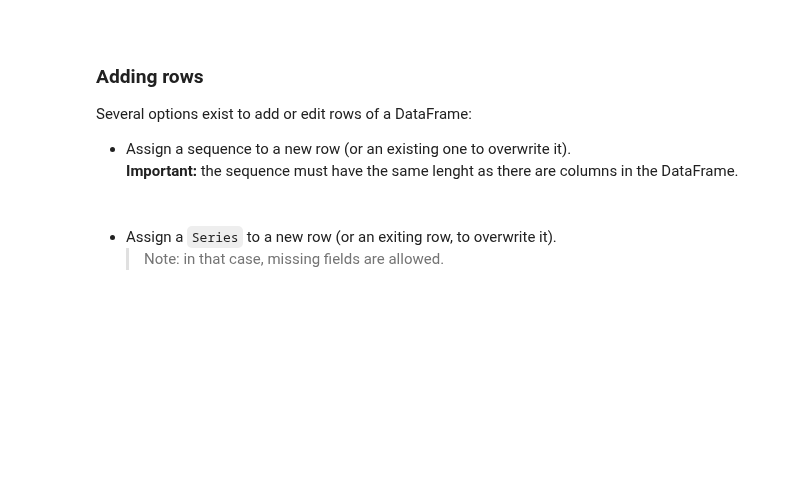
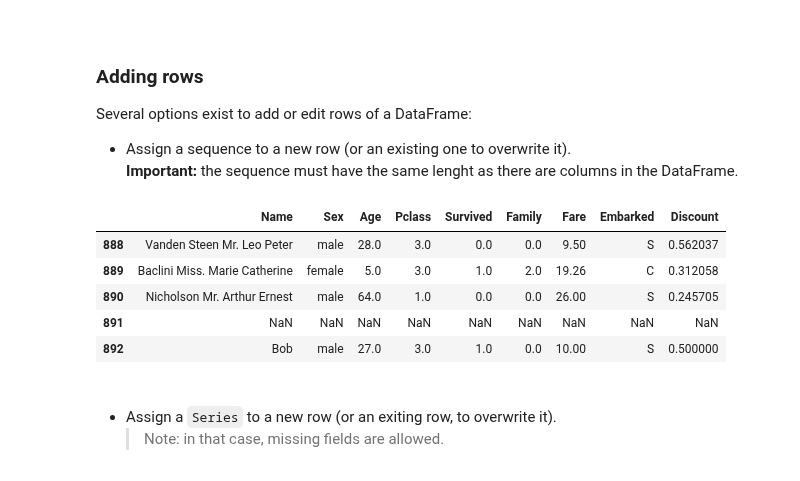
Before and after one commit to sib-swiss/intermediate-python-training, a Jupyter notebook: course1/01_data_manipulation.ipynb, the cells around one changed output. Cells and saved outputs as stored; diff of their text form; code cells hidden in the pictures; blank space fills up the shorter version.

```diff
--- a/course1/01_data_manipulation_and_representation.ipynb
+++ b/course1/01_data_manipulation.ipynb
@@ -838,0 +1267,3 @@ print("df2 is", df2)                           # with inplace=True, the .drop()
+# %%
+## let's re-create df2 for use later
+df2 = df
@@ -848,8 +1283,15 @@ Several options exist to add or edit rows of a DataFrame:
 * Assign a sequence to a new row (or an existing one to overwrite it).
   **Important:** the sequence must have the same lenght as there are columns in the DataFrame.
 # %%
-df2.loc[len(df2),:] = ["Bob", "male", 27, 3, 1, 0, 10, "S"]
+df2.loc[len(df2),:] = ["Bob", "male", 27, 3, 1, 0, 10, "S",0.5]
 df2.tail()
+# %% [output]
+|  | Name | Sex | Age | Pclass | Survived | Family | Fare | Embarked | Discount |
+| 888 | Vanden Steen Mr. Leo Peter | male | 28.0 | 3.0 | 0.0 | 0.0 | 9.50 | S | 0.562037 |
+| 889 | Baclini Miss. Marie Catherine | female | 5.0 | 3.0 | 1.0 | 2.0 | 19.26 | C | 0.312058 |
+| 890 | Nicholson Mr. Arthur Ernest | male | 64.0 | 1.0 | 0.0 | 0.0 | 26.00 | S | 0.245705 |
+| 891 | NaN | NaN | NaN | NaN | NaN | NaN | NaN | NaN | NaN |
+| 892 | Bob | male | 27.0 | 3.0 | 1.0 | 0.0 | 10.00 | S | 0.500000 |
 # %% [markdown]
 <br>
 
```
Also changed, not shown: parts of 183 cells of this notebook, 2 other files.
